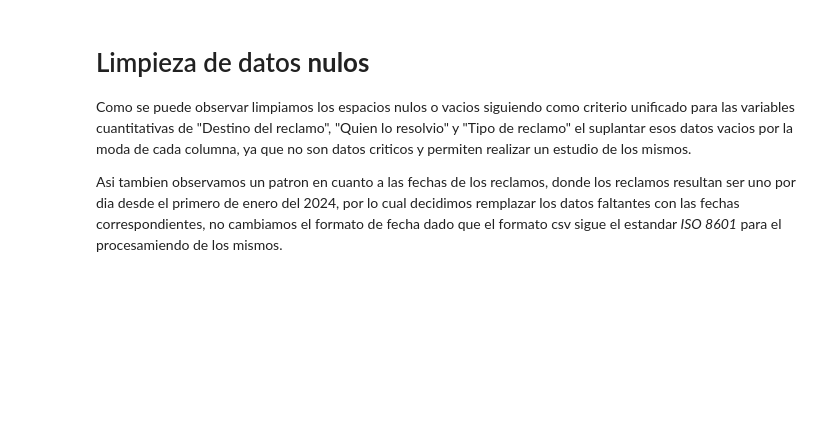
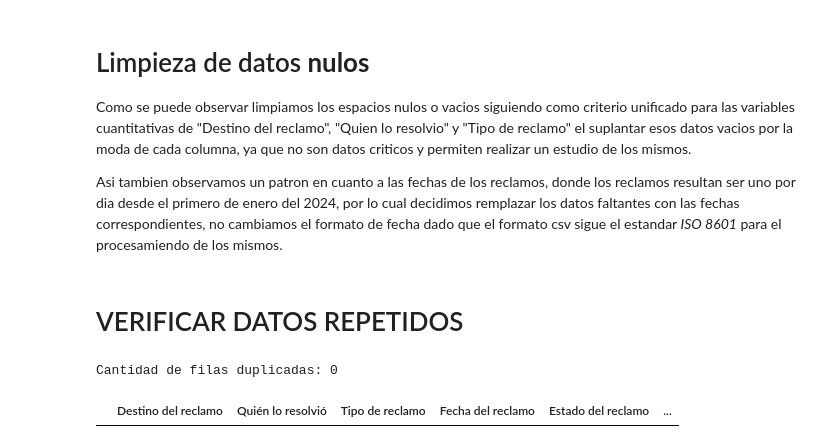
Before and after one commit to vickpicco/analistaDeDatos, a Jupyter notebook: Analista_evidencias_2_y_3.ipynb, the cells around one changed output. Drawn from its saved outputs; the diff is of its cells as text; code cells hidden in the pictures; blank space fills up the shorter version.

Commit message:
Datos repetidos

```diff
--- a/Analista_evidencias_2_y_3.ipynb
+++ b/Analista_evidencias_2_y_3.ipynb
@@ -564,3 +564,16 @@ Como se puede observar limpiamos los espacios nulos o vacios siguiendo como
 criterio unificado para las variables cuantitativas de "Destino del reclamo", "Quien lo resolvio" y "Tipo de reclamo" el suplantar esos datos vacios por la moda de cada columna, ya que no son datos criticos y permiten realizar un estudio de los mismos.
 
 Asi tambien observamos un patron en cuanto a las fechas de los reclamos, donde los reclamos resultan ser uno por dia desde el primero de enero del 2024, por lo cual decidimos remplazar los datos faltantes con las fechas correspondientes, no cambiamos el formato de fecha dado que el formato csv sigue el estandar *ISO 8601* para el procesamiendo de los mismos.
+# %% [markdown]
+# VERIFICAR DATOS REPETIDOS
+# %%
+# Aqui verificamos si existe alguna fila que este repetida
+#creando una serie donde almacena un True por cada fila repetida
+duplicados = df[df.duplicated(keep=False)]
+
+# Mostrar los duplicados si existen
+print(f"Cantidad de filas duplicadas: {duplicados.shape[0]}")
+duplicados
+# %% [output]
+Cantidad de filas duplicadas: 0
+|  | Destino del reclamo | Quién lo resolvió | Tipo de reclamo | Fecha del reclamo | Estado del reclamo | ... |
```
Also changed, not shown: parts of 3 cells of this notebook.
